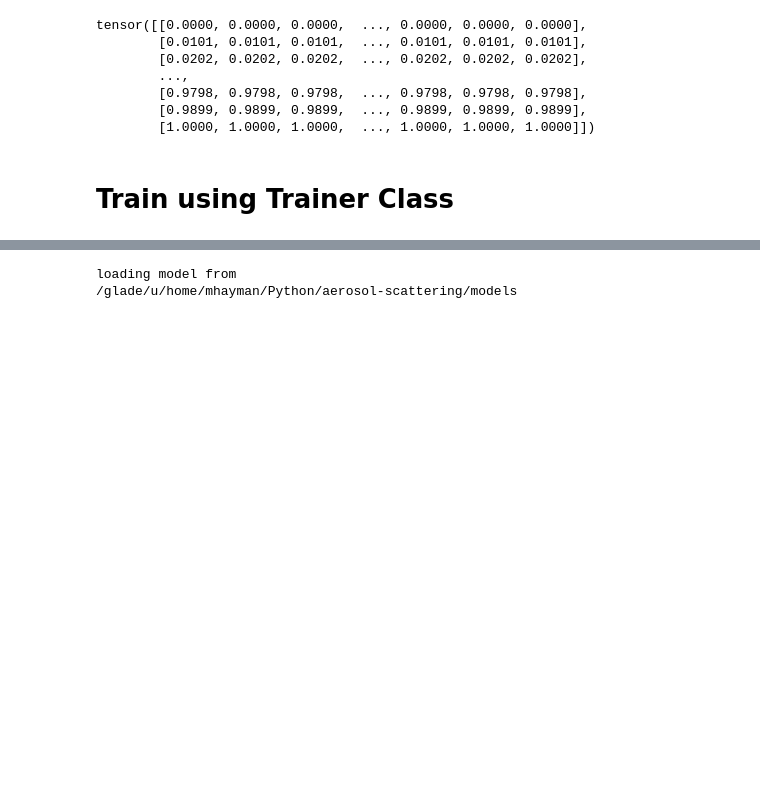
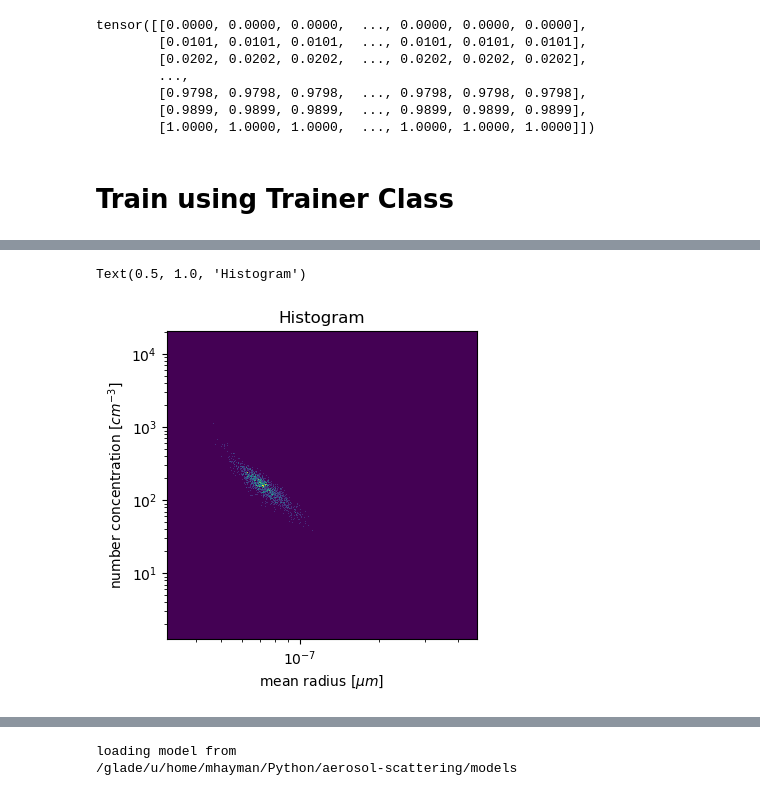
Before and after one commit to NCAR/aerosol-scattering, a Jupyter notebook: scripts/casper/TrainPolyPDFNN.ipynb, the cells around one changed output, grey strips where cells are left out. Saved outputs shown, nothing was run; the diff lists cells and outputs as text; code cells hidden in the pictures; blank space fills up the shorter version.

```diff
--- a/scripts/casper/TrainPolyPDFNN.ipynb
+++ b/scripts/casper/TrainPolyPDFNN.ipynb
@@ -1155,0 +1220,18 @@ Text(0.5, 1.0, 'Ensemble NN Prediction')
+# %%
+fig,ax = plt.subplots(1,1,figsize=(4,4))
+
+ax.pcolormesh(hist_ax[:,1],hist_ax[:,0],h_part[0].T/np.sum(h_part[0]))
+xl = ax.get_xlim()
+yl = ax.get_ylim()
+# contours = ax[0].contour(pdf_ax[:,1],pdf_ax[:,0], f_pdf[0,...], levels = 1, colors='white', linestyles=':', linewidths=1)
+# ax.scatter(act_ax[1],act_ax[0],c='tab:red',marker='x',)
+ax.set_xscale('log')
+ax.set_yscale('log')
+ax.set_xlim(xl)
+ax.set_ylim(yl)
+ax.set_xlabel(r'mean radius [$\mu m$]')
+ax.set_ylabel(r'number concentration [$cm^{-3}$]')
+ax.set_title('Histogram')
+# %% [output]
+Text(0.5, 1.0, 'Histogram')
+[figure, added]
```
Also changed, not shown: parts of 21 cells of this notebook, 3 other files.
